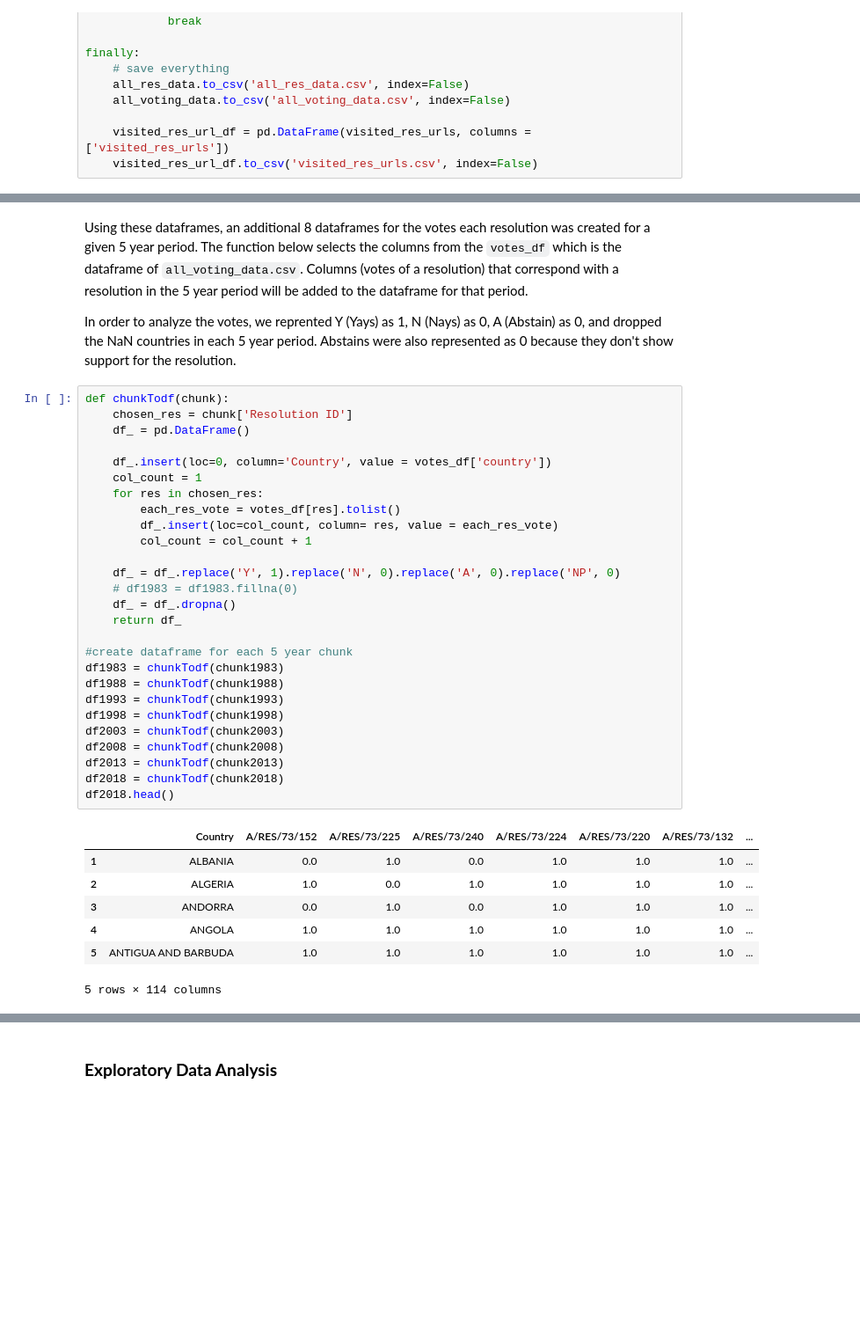
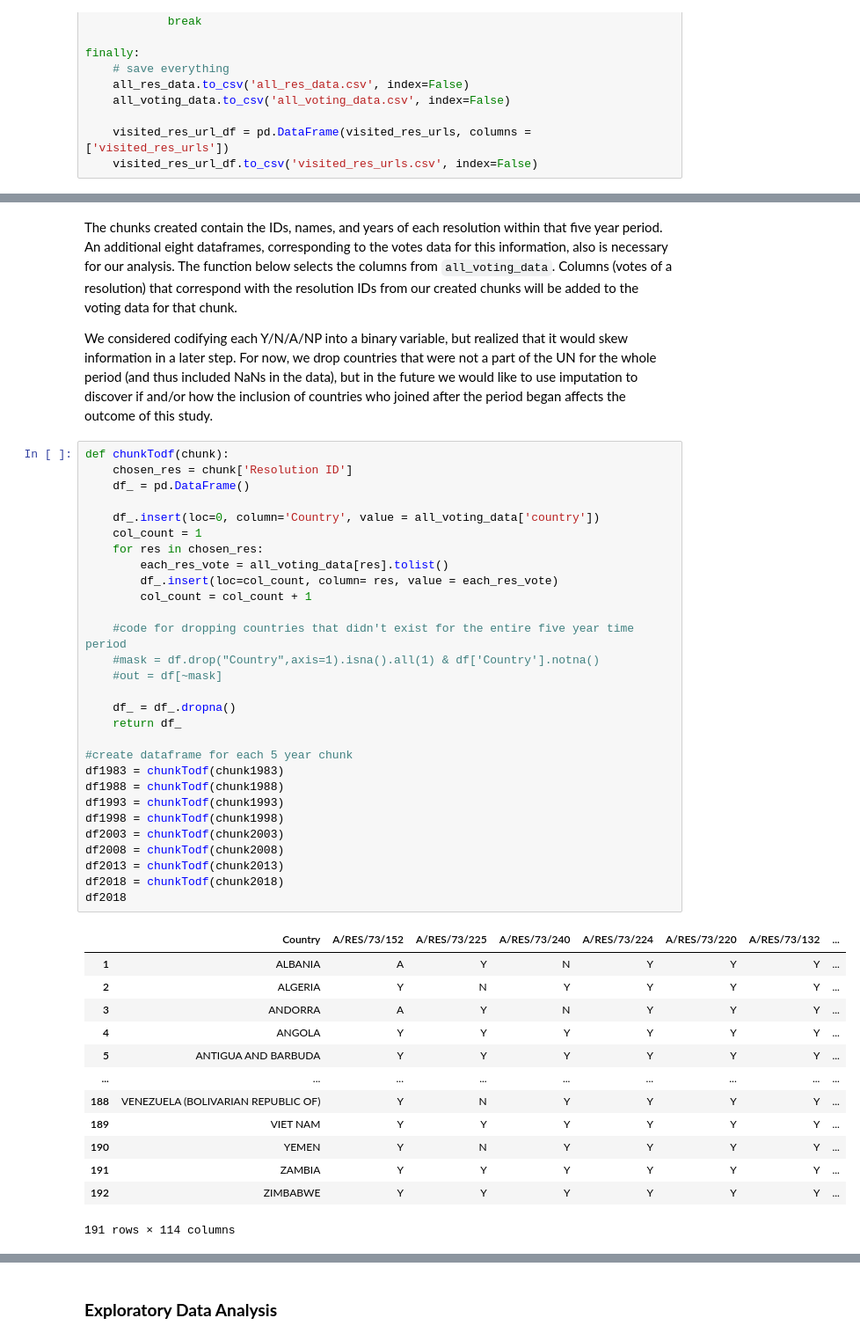
Before and after one commit to lbrown98/un-voting-patterns, a Jupyter notebook: get_un_voting_data.ipynb, the cells around one changed output, grey strips where cells are left out. Shown at 88% size. Cells and saved outputs as stored; diff of their text form; blank space fills up the shorter version.

```diff
--- a/get_un_voting_data.ipynb
+++ b/get_un_voting_data.ipynb
@@ -345,41 +362,49 @@ chunk2018.head()
 | 888 | A/RES/73/224 | Oil slick on Lebanese shores : re... | 2018 |
 | 889 | A/RES/73/220 | International financial system an... | 2018 |
 # %% [markdown]
-Using these dataframes, an additional 8 dataframes for the votes each resolution was created for a given 5 year period. The function below selects the columns from the <code>votes_df</code> which is the dataframe of <code>all_voting_data.csv</code>. Columns (votes of a resolution) that correspond with a resolution in the 5 year period will be added to the dataframe for that period.
+The chunks created contain the IDs, names, and years of each resolution within that five year period. An additional eight dataframes, corresponding to the votes data for this information, also is necessary for our analysis. The function below selects the columns from <code>all_voting_data</code>. Columns (votes of a resolution) that correspond with the resolution IDs from our created chunks will be added to the voting data for that chunk.
 
-In order to analyze the votes, we reprented Y (Yays) as 1, N (Nays) as 0, A (Abstain) as 0, and dropped the NaN countries in each 5 year period. Abstains were also represented as 0 because they don't show support for the resolution.
+We considered codifying each Y/N/A/NP into a binary variable, but realized that it would skew information in a later step. For now, we drop countries that were not a part of the UN for the whole period (and thus included NaNs in the data), but in the future we would like to use imputation to discover if and/or how the inclusion of countries who joined after the period began affects the outcome of this study.
 # %%
 def chunkTodf(chunk):
     chosen_res = chunk['Resolution ID']
     df_ = pd.DataFrame()
 
-    df_.insert(loc=0, column='Country', value = votes_df['country'])
+    df_.insert(loc=0, column='Country', value = all_voting_data['country'])
     col_count = 1
     for res in chosen_res:
-        each_res_vote = votes_df[res].tolist()
+        each_res_vote = all_voting_data[res].tolist()
         df_.insert(loc=col_count, column= res, value = each_res_vote)
         col_count = col_count + 1
 
-    df_ = df_.replace('Y', 1).replace('N', 0).replace('A', 0).replace('NP', 0)
-    # df1983 = df1983.fillna(0)
+    #code for dropping countries that didn't exist for the entire five year time period
+    #mask = df.drop("Country",axis=1).isna().all(1) & df['Country'].notna()
+    #out = df[~mask]
+
     df_ = df_.dropna()
     return df_
 
 #create dataframe for each 5 year chunk
 df1983 = chunkTodf(chunk1983)
 df1988 = chunkTodf(chunk1988)
 df1993 = chunkTodf(chunk1993)
 df1998 = chunkTodf(chunk1998)
 df2003 = chunkTodf(chunk2003)
 df2008 = chunkTodf(chunk2008)
 df2013 = chunkTodf(chunk2013)
 df2018 = chunkTodf(chunk2018)
-df2018.head()
+df2018
 # %% [output]
 |  | Country | A/RES/73/152 | A/RES/73/225 | A/RES/73/240 | A/RES/73/224 | A/RES/73/220 | A/RES/73/132 | ... |
-| 1 | ALBANIA | 0.0 | 1.0 | 0.0 | 1.0 | 1.0 | 1.0 | ... |
-| 2 | ALGERIA | 1.0 | 0.0 | 1.0 | 1.0 | 1.0 | 1.0 | ... |
-| 3 | ANDORRA | 0.0 | 1.0 | 0.0 | 1.0 | 1.0 | 1.0 | ... |
-| 4 | ANGOLA | 1.0 | 1.0 | 1.0 | 1.0 | 1.0 | 1.0 | ... |
-| 5 | ANTIGUA AND BARBUDA | 1.0 | 1.0 | 1.0 | 1.0 | 1.0 | 1.0 | ... |
+| 1 | ALBANIA | A | Y | N | Y | Y | Y | ... |
+| 2 | ALGERIA | Y | N | Y | Y | Y | Y | ... |
+| 3 | ANDORRA | A | Y | N | Y | Y | Y | ... |
+| 4 | ANGOLA | Y | Y | Y | Y | Y | Y | ... |
+| 5 | ANTIGUA AND BARBUDA | Y | Y | Y | Y | Y | Y | ... |
+| ... | ... | ... | ... | ... | ... | ... | ... | ... |
+| 188 | VENEZUELA (BOLIVARIAN REPUBLIC OF) | Y | N | Y | Y | Y | Y | ... |
+| 189 | VIET NAM | Y | Y | Y | Y | Y | Y | ... |
+| 190 | YEMEN | Y | N | Y | Y | Y | Y | ... |
+| 191 | ZAMBIA | Y | Y | Y | Y | Y | Y | ... |
+| 192 | ZIMBABWE | Y | Y | Y | Y | Y | Y | ... |
-5 rows × 114 columns
+191 rows × 114 columns
```
Also changed, not shown: parts of 24 cells of this notebook.
